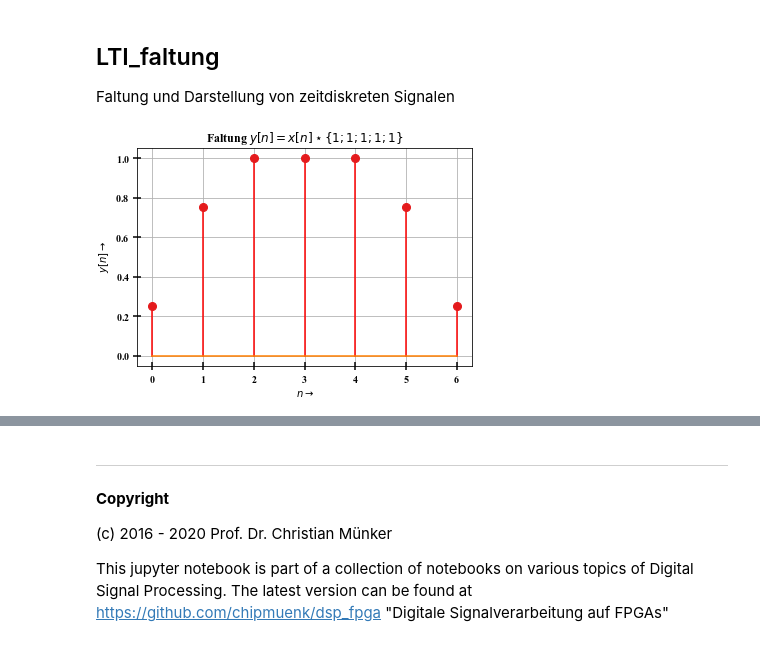
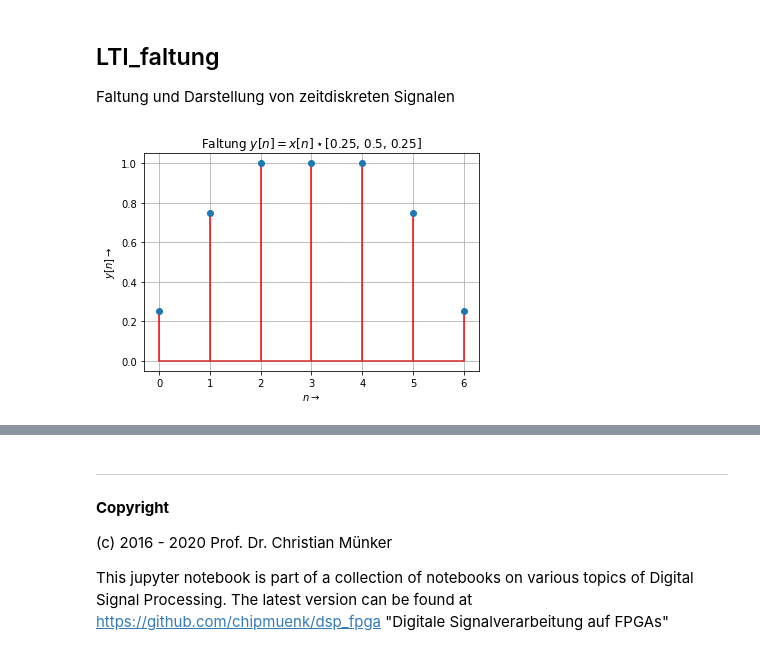
Before and after one commit to chipmuenk/dsp, a Jupyter notebook: notebooks/01_LTI/LTI-faltung.ipynb, the cells around one changed output, grey strips where cells are left out. Drawn from its saved outputs; the diff is of its cells as text; code cells hidden in the pictures.

```diff
--- a/notebooks/01_LTI/LTI-faltung.ipynb
+++ b/notebooks/01_LTI/LTI-faltung.ipynb
@@ -3,24 +3,18 @@
 
 Faltung und Darstellung von zeitdiskreten Signalen
 # %%
-# -*- coding: utf-8 -*-
 import numpy as np
-from numpy import (pi, log10, sqrt, exp, sin, cos, tan, angle, arange,
-                    linspace, array, zeros, ones)
-
+%matplotlib inline
 import matplotlib.pyplot as plt
-from matplotlib.pyplot import (figure, plot, stem, grid, xlabel, ylabel,
-    subplot, title, clf, xlim, ylim)
 
 h = [0.25, 0.5, 0.25] # Impulsantwort h[n]
 x = [1, 1, 1, 1, 1] # Eingangssignal x[n]
 y = np.convolve(x, h) # Faltung
-n = arange(len(y)) # n = 0 ... len(y)-1
-figure(1)
-stem(n, y, 'r'); grid(True)
-xlabel(r'$n \rightarrow$')
-ylabel(r'$y[n] \rightarrow$')
-title(r'Faltung $y[n] = x[n] \star \{1; 1; 1; 1; 1\}$')
-plt.show()
+n = np.arange(len(y)) # n = 0 ... len(y)-1
+fig,ax = plt.subplots()
+ax.stem(n, y, 'r', use_line_collection=True); ax.grid(True)
+ax.set_xlabel(r'$n \rightarrow$')
+ax.set_ylabel(r'$y[n] \rightarrow$')
+ax.set_title(r'Faltung $y[n] = x[n] \star ${0}'.format(list(h)));
 # %% [output]
-[figure, old version]
+[figure, new version]
```
Also changed, not shown: parts of 1 cell of this notebook, 3 other files.
